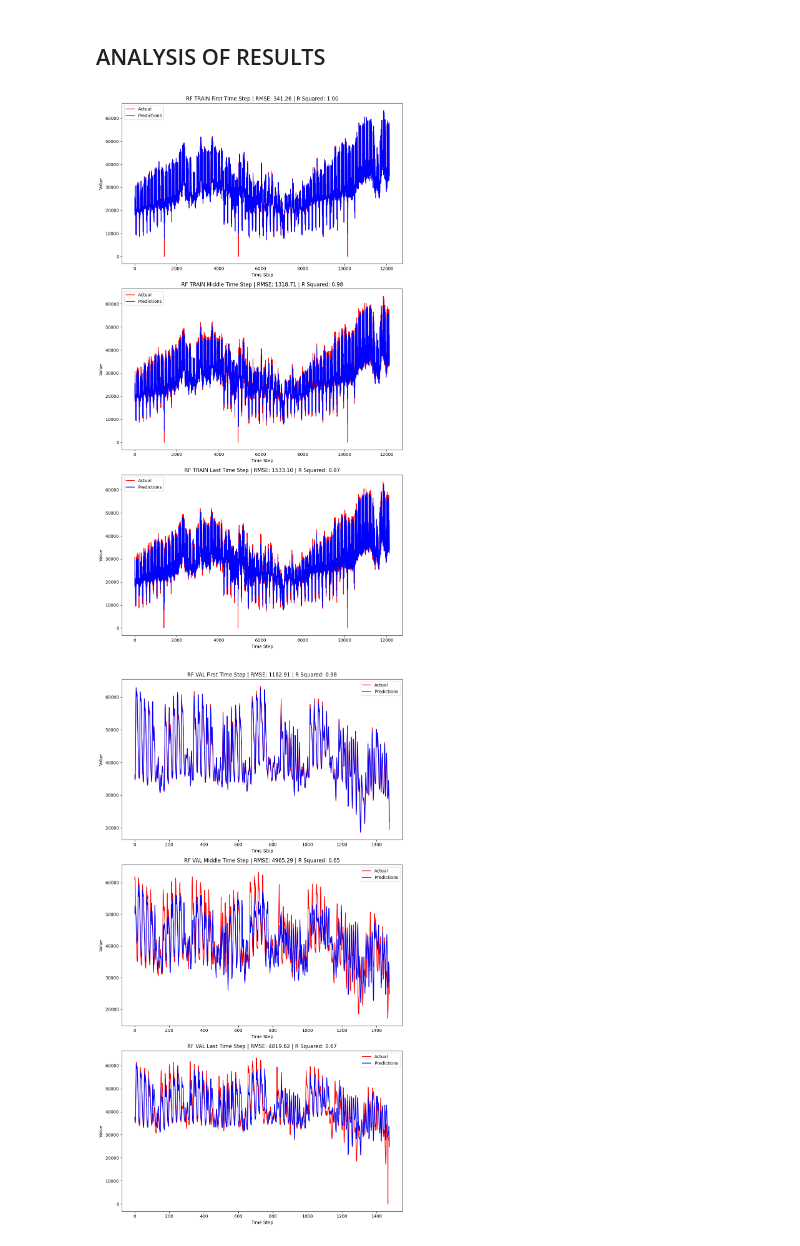
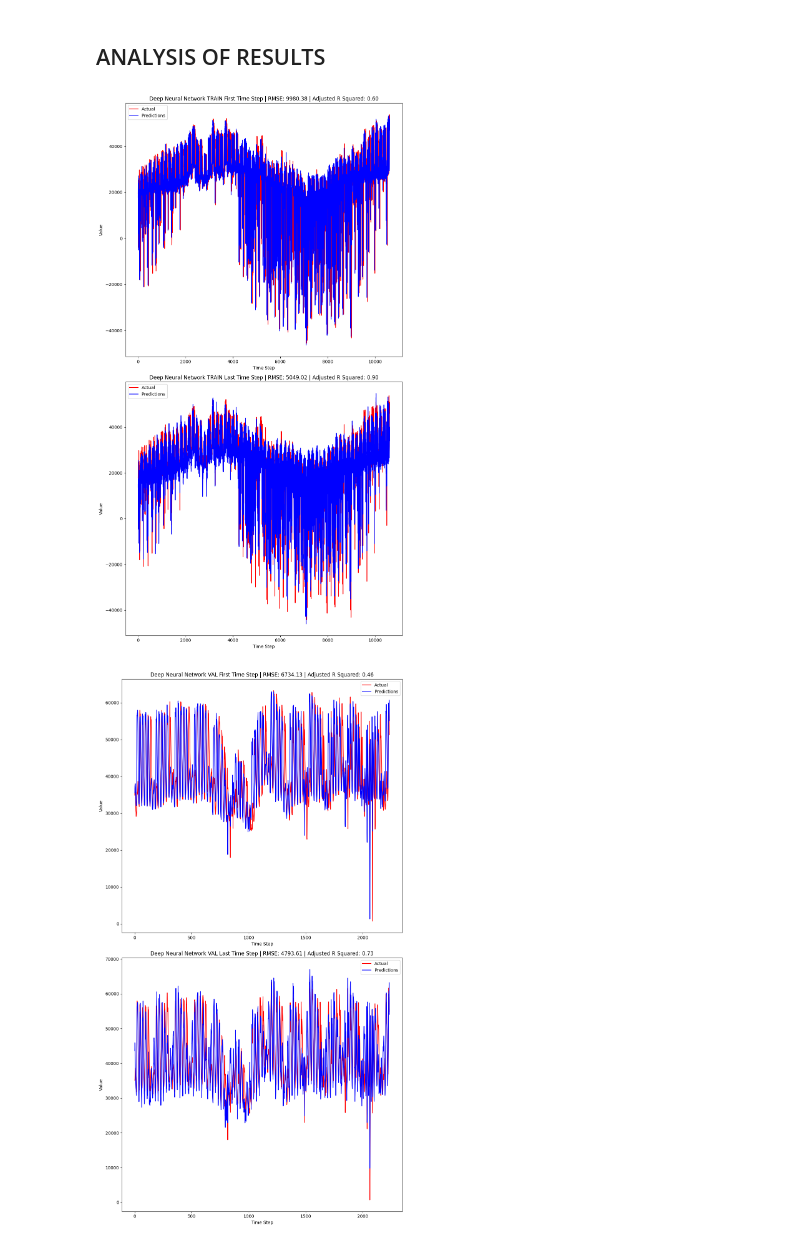
Before and after one commit to justtns/BC2407-Energy-Forecasting, a Jupyter notebook: notebooks/results_analysis.ipynb, the cells around one changed output. Saved outputs shown, nothing was run; the diff lists cells and outputs as text; code cells hidden in the pictures.

```diff
--- a/notebooks/results_analysis.ipynb
+++ b/notebooks/results_analysis.ipynb
@@ -25,6 +27,9 @@ with open("../results/supply_org_results.pkl", "rb") as file:
 
 with open("../results/demand_org_results.pkl", "rb") as file:
     org_demand = pickle.load(file)
+# %%
+demand_predictions = {"org": org_demand, "Random Forest": rf_demand , "Deep Neural Network": nn_demand}
+supply_predictions = {"org": org_supply, "Random Forest": rf_supply, "Deep Neural Network": nn_supply}
 # %%
-supply_predictions = {"org": org_supply,"arima": arima_supply, "nn": nn_supply, "rf": rf_supply }
-demand_predictions = {"org": org_demand,"arima": arima_demand, "nn": nn_demand, "rf": rf_demand }
+# supply_predictions = {"org": org_supply,"arima": arima_supply, "nn": nn_supply, "rf": rf_supply }
+# demand_predictions = {"org": org_demand,"arima": arima_demand, "nn": nn_demand, "rf": rf_demand }
@@ -34,44 +36,56 @@ model = "RF"
+# %%
+model = "Deep Neural Network"
+p =20
 # %% [markdown]
 ## ANALYSIS OF RESULTS
 # %%
-time_steps = [0, 11, 23]
-titles = ['First Time Step', 'Middle Time Step', 'Last Time Step']
+time_steps = [0, 23]
+titles = ['First Time Step', 'Last Time Step']
 
-fig, axs = plt.subplots(3, 1, figsize=(10, 18))
+
+
+fig, axs = plt.subplots(2, 1, figsize=(10, 18))
 
 for i, ax in enumerate(axs):
     time_step = time_steps[i]
 
-    ax.plot(choice['org']['train'][:, time_step], label='Actual', color='red')
-    ax.plot(choice[model]['formatted_train'][:, time_step], label='Predictions', color='blue')
+    org = demand_predictions['org']['train'][:, time_step] - supply_predictions['org']['train'][:, time_step]
+    pred = demand_predictions[model]['formatted_train'][:, time_step] - supply_predictions[model]['formatted_train'][:, time_step]
 
-    rmse = np.sqrt(mean_squared_error(choice['org']['train'][:, time_step], choice[model]['formatted_train'][:, time_step]))
-    r2 = r2_score(choice['org']['train'][:, time_step], choice[model]['formatted_train'][:, time_step])
-    ax.set_title(f'{model} TRAIN {titles[i]} | RMSE: {rmse:.2f} | R Squared: {r2:.2f}')
+    ax.plot(org, label='Actual', color='red')
+    ax.plot(pred, label='Predictions', color='blue')
+
+    rmse = np.sqrt(mean_squared_error(org, pred))
+    r2 = r2_score(org, pred)
+    adjusted_r2 = 1 - (1-r2) * ((len(demand_predictions['org']['train']) / (len(demand_predictions['org']['train']) -p-1)))
+    ax.set_title(f'{model} TRAIN {titles[i]} | RMSE: {rmse:.2f} | Adjusted R Squared: {adjusted_r2:.2f}')
     ax.set_xlabel('Time Step')
     ax.set_ylabel('Value')
     ax.legend()
 
 plt.tight_layout()
 plt.show()
 # %% [output]
-[figure, old version]
+[figure, new version]
 # %%
-time_steps = [0, 11, 23]
-titles = ['First Time Step', 'Middle Time Step', 'Last Time Step']
+time_steps = [0, 23]
+titles = ['First Time Step', 'Last Time Step']
 
-fig, axs = plt.subplots(3, 1, figsize=(10, 18))
+fig, axs = plt.subplots(2, 1, figsize=(10, 18))
 
 for i, ax in enumerate(axs):
     time_step = time_steps[i]
 
-    ax.plot(choice['org']['val'][:, time_step], label='Actual', color='red')
-    ax.plot(choice[model]['formatted_val'][:, time_step], label='Predictions', color='blue')
+    org = demand_predictions['org']['val'][:, time_step] - supply_predictions['org']['val'][:, time_step]
+    pred = demand_predictions[model]['formatted_val'][:, time_step] - supply_predictions[model]['formatted_val'][:, time_step]
 
-    rmse = np.sqrt(mean_squared_error(choice['org']['val'][:, time_step], choice[model]['formatted_val'][:, time_step]))
-    r2 = r2_score(choice['org']['val'][:, time_step], choice[model]['formatted_val'][:, time_step])
+    ax.plot(org, label='Actual', color='red')
+    ax.plot(pred, label='Predictions', color='blue')
 
-    ax.set_title(f'{model} VAL {titles[i]} | RMSE: {rmse:.2f} | R Squared: {r2:.2f}')
+    rmse = np.sqrt(mean_squared_error(org, pred))
+    r2 = r2_score(org, pred)
+    adjusted_r2 = 1 - (1-r2) * ((len(demand_predictions['org']['val']) / (len(demand_predictions['org']['val']) -p-1)))
+    ax.set_title(f'{model} VAL {titles[i]} | RMSE: {rmse:.2f} | Adjusted R Squared: {adjusted_r2:.2f}')
     ax.set_xlabel('Time Step')
     ax.set_ylabel('Value')
     ax.legend()
@@ -79,5 +93,5 @@ for i, ax in enumerate(axs):
 plt.tight_layout()
 plt.show()
 # %% [output]
-[figure, old version]
+[figure, new version]
 # %%
```
Also changed, not shown: parts of 4 cells of this notebook, 9 other files.
